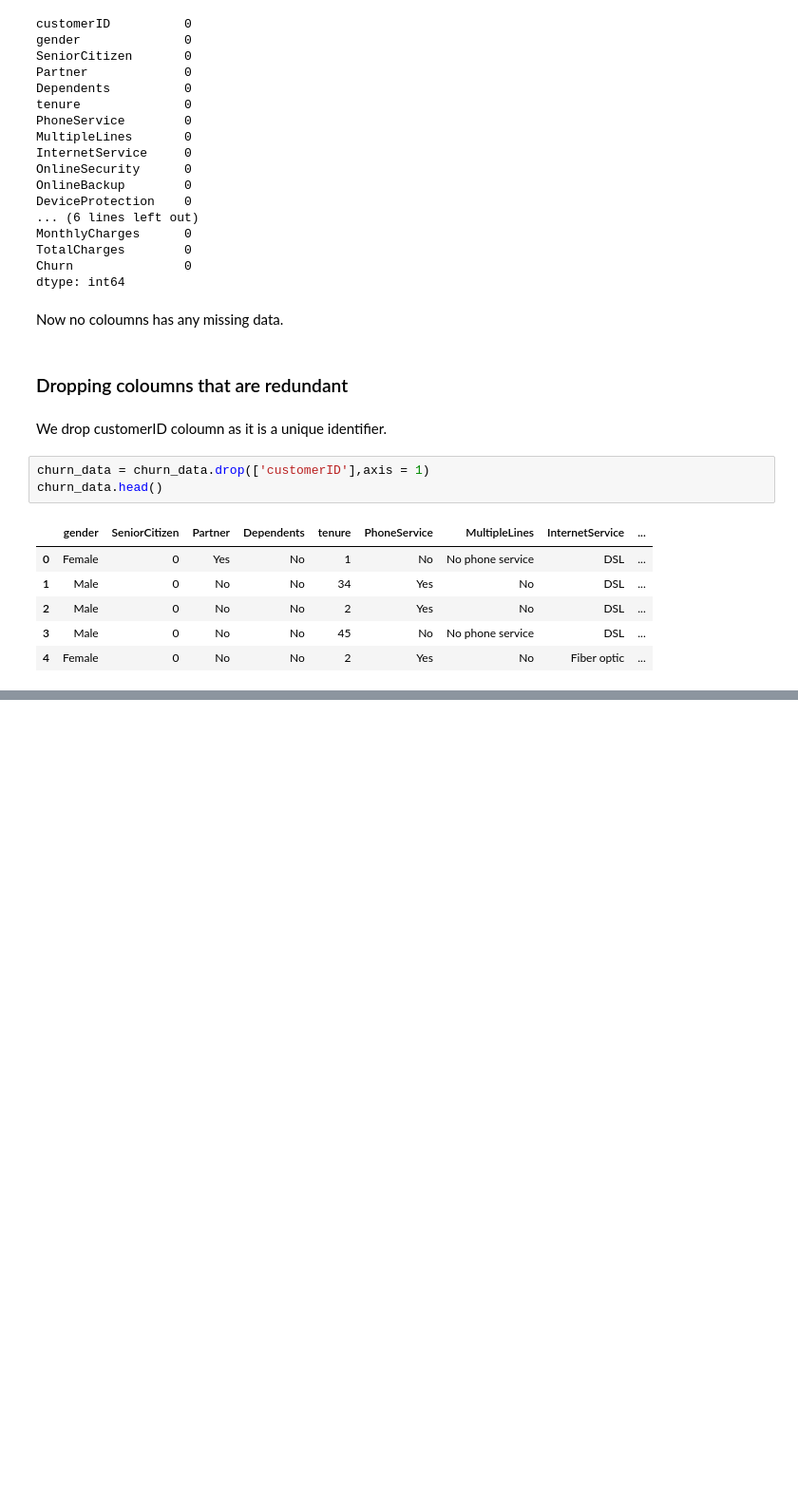
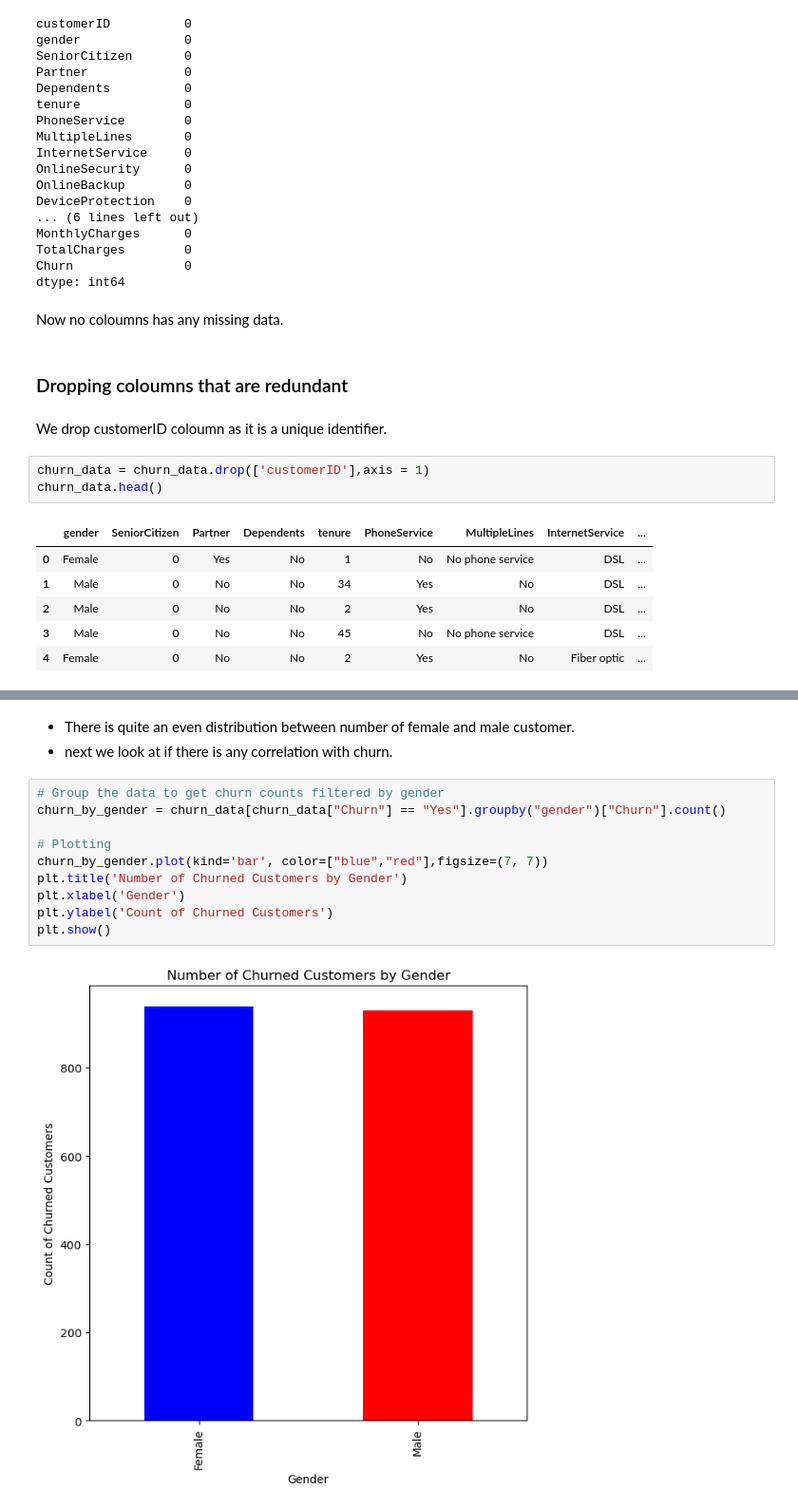
Before and after one commit to asaid03/churn-prediction, a Jupyter notebook: Telecom_Churn_EDA.ipynb, the cells around one changed output, grey strips where cells are left out. Shown: that part at 95% size. Cells and saved outputs as stored; diff of their text form; blank space fills up the shorter version.

```diff
--- a/Telecom_Churn_EDA.ipynb
+++ b/Telecom_Churn_EDA.ipynb
@@ -196,0 +213,15 @@ churn_data.head()
+# %% [markdown]
+- There is quite an even distribution between number of female and male customer.
+- next we look at if there is any correlation with churn.
+# %%
+# Group the data to get churn counts filtered by gender
+churn_by_gender = churn_data[churn_data["Churn"] == "Yes"].groupby("gender")["Churn"].count()
+
+# Plotting
+churn_by_gender.plot(kind='bar', color=["blue","red"],figsize=(7, 7))
+plt.title('Number of Churned Customers by Gender')
+plt.xlabel('Gender')
+plt.ylabel('Count of Churned Customers')
+plt.show()
+# %% [output]
+[figure, added]
```
Also changed, not shown: parts of 8 cells of this notebook.
